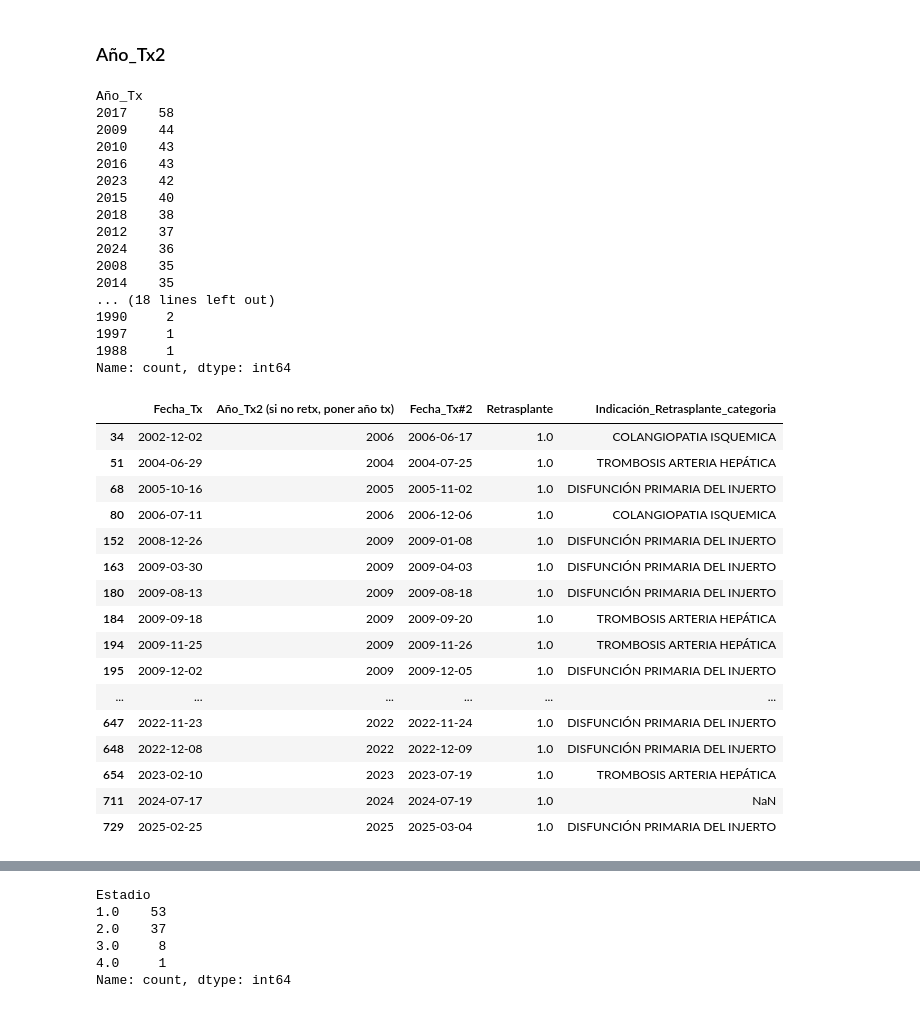
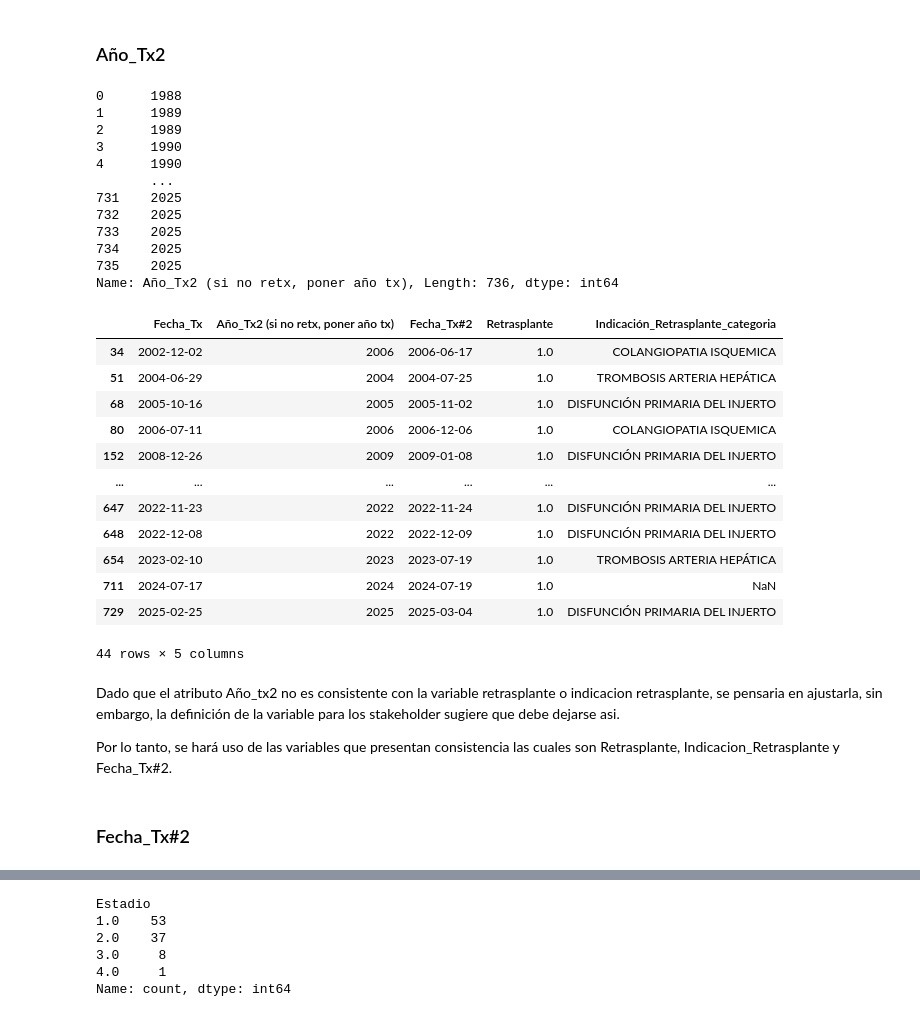
Before and after one commit to Traintain/MINE4101-202520-Proyecto-Transplantes-Hepaticos, a Jupyter notebook: BI_transplante_hepatico_JARM.ipynb, the cells around one changed output, grey strips where cells are left out. Cells and saved outputs as stored; diff of their text form; code cells hidden in the pictures.

```diff
--- a/BI_transplante_hepatico_JARM.ipynb
+++ b/BI_transplante_hepatico_JARM.ipynb
@@ -26,8 +26,9 @@ import seaborn as sns
 
 
 
-pd.set_option('display.max_rows', 100)
+pd.set_option('display.max_rows', 10)
 pd.set_option('display.max_columns', 300)
+np.set_printoptions(suppress=True)
 # %%
 # Lectura de los datos
 df_trans_hepatico = pd.read_excel('data/Trasplante hepático consolidado - Original.xlsx')
@@ -63,7 +64,7 @@ memory usage: 1.6+ MB
 # %% [markdown]
 A partir del diccionario y al revisar el comportamiento del dataframe, podemos concluir que los valores de 9999 corresponden a datos nulos, <span style="color:red">se remplazaran con el fin de realizar un calculo mas preciso de completitud de la información </span>
 # %%
-df_trans_hepatico.replace([9999, 9999.0, '9999'], np.nan, inplace=True)
+df_trans_hepatico.replace([9999, 9999.0, '9999',999,99999], np.nan, inplace=True)
 df_trans_hepatico.info()
 df_trans_hepatico.head(5)
 # %% [output]
@@ -570,56 +563,55 @@ Name: count, dtype: int64
 # %% [markdown]
 ### Año_Tx2
 # %%
-df_trans_hepatico["Año_Tx"].value_counts()
+df_trans_hepatico["Año_Tx2 (si no retx, poner año tx)"].value_counts()
 
-df_trans_hepatico["Año_Tx"]
+df_trans_hepatico["Año_Tx2 (si no retx, poner año tx)"]
 # %% [output]
-Año_Tx
-2017    58
-2009    44
-2010    43
-2016    43
-2023    42
-2015    40
-2018    38
-2012    37
-2024    36
-2008    35
-2014    35
-... (18 lines left out)
-1990     2
-1997     1
-1988     1
-Name: count, dtype: int64
+0      1988
+1      1989
+2      1989
+3      1990
+4      1990
+       ...
+731    2025
+732    2025
+733    2025
+734    2025
+735    2025
+Name: Año_Tx2 (si no retx, poner año tx), Length: 736, dtype: int64
 # %%
 df_trans_hepatico[["Fecha_Tx","Año_Tx2 (si no retx, poner año tx)","Fecha_Tx#2","Retrasplante","Indicación_Retrasplante_categoria"]].loc[df_trans_hepatico["Fecha_Tx#2"].notna() |
                                                                                                                                         ((~df_trans_hepatico["Retrasplante"].astype(str).isin(["", "0.0", "NaN", "NAT", "NO"])) &  (df_trans_hepatico["Retrasplante"].notna())) |
-                                                                                                                                            df_trans_hepatico["Indicación_Retrasplante_categoria"].notnull()]
+                                                                                                                                            df_trans_hepatico["Indicación_Retrasplante_categoria"].notnull()
+                                                                                                                                            # | df_trans_hepatico["Año_Tx2 (si no retx, poner año tx)"].notna() la variable tiene datos inconsistentes
+                                                                                                                                            ]
 
 # # Convertir ambas columnas a datetime
 # df_trans_hepatico["Fecha_Tx#2"] = pd.to_datetime(df_trans_hepatico["Fecha_Tx#2"], errors='coerce')
 
 # df_trans_hepatico["Tiempo_Desde_Tx_Infección_1"] = (
 #     df_trans_hepatico["Fecha_Infección_1"] - df_trans_hepatico["Fecha_Tx"]
 # ).dt.days
 
 # df_trans_hepatico["Tiempo_Desde_Tx_Infección_1"] = df_trans_hepatico["Tiempo_Desde_Tx_Infección_1"].astype("Int64")
 # df_trans_hepatico["Tiempo_Desde_Tx_Infección_1"].unique()
 # %% [output]
 |  | Fecha_Tx | Año_Tx2 (si no retx, poner año tx) | Fecha_Tx#2 | Retrasplante | Indicación_Retrasplante_categoria |
 | 34 | 2002-12-02 | 2006 | 2006-06-17 | 1.0 | COLANGIOPATIA ISQUEMICA |
 | 51 | 2004-06-29 | 2004 | 2004-07-25 | 1.0 | TROMBOSIS ARTERIA HEPÁTICA |
 | 68 | 2005-10-16 | 2005 | 2005-11-02 | 1.0 | DISFUNCIÓN PRIMARIA DEL INJERTO |
 | 80 | 2006-07-11 | 2006 | 2006-12-06 | 1.0 | COLANGIOPATIA ISQUEMICA |
 | 152 | 2008-12-26 | 2009 | 2009-01-08 | 1.0 | DISFUNCIÓN PRIMARIA DEL INJERTO |
-| 163 | 2009-03-30 | 2009 | 2009-04-03 | 1.0 | DISFUNCIÓN PRIMARIA DEL INJERTO |
-| 180 | 2009-08-13 | 2009 | 2009-08-18 | 1.0 | DISFUNCIÓN PRIMARIA DEL INJERTO |
-| 184 | 2009-09-18 | 2009 | 2009-09-20 | 1.0 | TROMBOSIS ARTERIA HEPÁTICA |
-| 194 | 2009-11-25 | 2009 | 2009-11-26 | 1.0 | TROMBOSIS ARTERIA HEPÁTICA |
-| 195 | 2009-12-02 | 2009 | 2009-12-05 | 1.0 | DISFUNCIÓN PRIMARIA DEL INJERTO |
 | ... | ... | ... | ... | ... | ... |
 | 647 | 2022-11-23 | 2022 | 2022-11-24 | 1.0 | DISFUNCIÓN PRIMARIA DEL INJERTO |
 | 648 | 2022-12-08 | 2022 | 2022-12-09 | 1.0 | DISFUNCIÓN PRIMARIA DEL INJERTO |
 | 654 | 2023-02-10 | 2023 | 2023-07-19 | 1.0 | TROMBOSIS ARTERIA HEPÁTICA |
 | 711 | 2024-07-17 | 2024 | 2024-07-19 | 1.0 | NaN |
 | 729 | 2025-02-25 | 2025 | 2025-03-04 | 1.0 | DISFUNCIÓN PRIMARIA DEL INJERTO |
+44 rows × 5 columns
+# %% [markdown]
+Dado que el atributo Año_tx2 no es consistente con la variable retrasplante o indicacion retrasplante, se pensaria en ajustarla, sin embargo, la definición de la variable para los stakeholder sugiere que debe dejarse asi.
+
+Por lo tanto, se hará uso de las variables que presentan consistencia las cuales son Retrasplante, Indicacion_Retrasplante y Fecha_Tx#2.
+# %% [markdown]
+### Fecha_Tx#2
```
Also changed, not shown: parts of 40 cells of this notebook.
